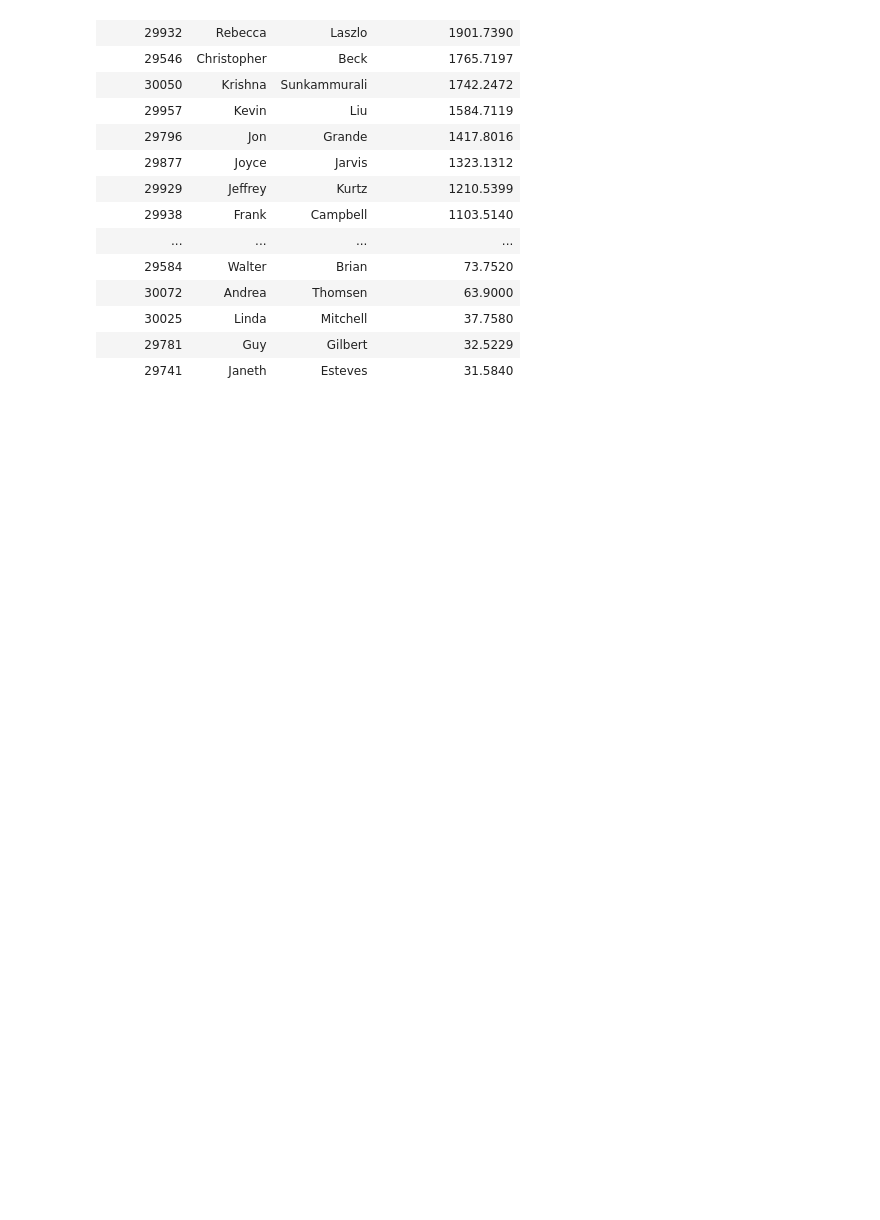
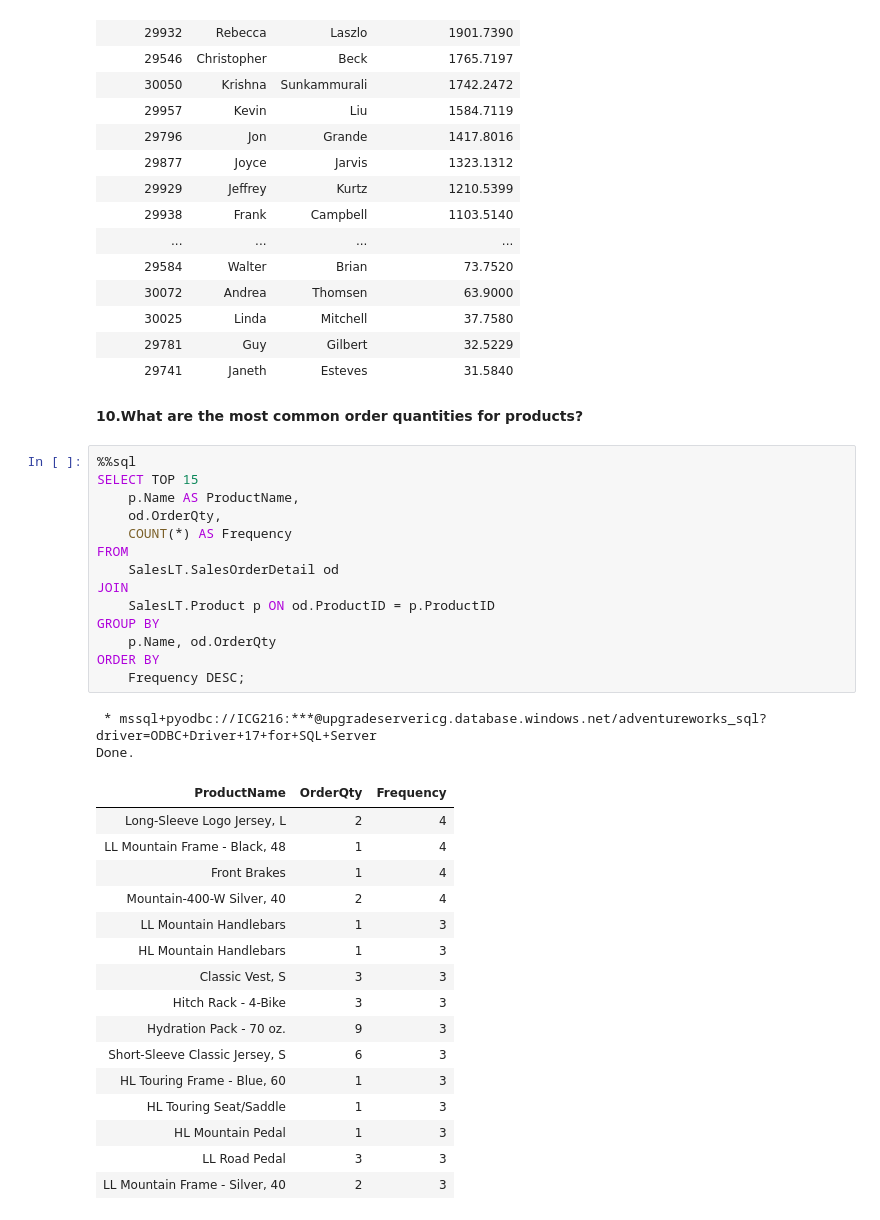
Before and after one commit to ICG216/AdventureWorks_SQL, a Jupyter notebook: AdventureWorks_EDA_01.ipynb, the cells around one changed output. Saved outputs shown, nothing was run; the diff lists cells and outputs as text; blank space fills up the shorter version.

```diff
--- a/AdventureWorks_EDA_01.ipynb
+++ b/AdventureWorks_EDA_01.ipynb
@@ -282,3 +263,38 @@ Done.
 | 30025 | Linda | Mitchell | 37.7580 |
 | 29781 | Guy | Gilbert | 32.5229 |
 | 29741 | Janeth | Esteves | 31.5840 |
+# %% [markdown]
+**10.What are the most common order quantities for products?**
+# %%
+%%sql
+SELECT TOP 15
+    p.Name AS ProductName,
+    od.OrderQty,
+    COUNT(*) AS Frequency
+FROM
+    SalesLT.SalesOrderDetail od
+JOIN
+    SalesLT.Product p ON od.ProductID = p.ProductID
+GROUP BY
+    p.Name, od.OrderQty
+ORDER BY
+    Frequency DESC;
+# %% [output]
+ * mssql+pyodbc://ICG216:***@upgradeservericg.database.windows.net/adventureworks_sql?driver=ODBC+Driver+17+for+SQL+Server
+Done.
+| ProductName | OrderQty | Frequency |
+| Long-Sleeve Logo Jersey, L | 2 | 4 |
+| LL Mountain Frame - Black, 48 | 1 | 4 |
+| Front Brakes | 1 | 4 |
+| Mountain-400-W Silver, 40 | 2 | 4 |
+| LL Mountain Handlebars | 1 | 3 |
+| HL Mountain Handlebars | 1 | 3 |
+| Classic Vest, S | 3 | 3 |
+| Hitch Rack - 4-Bike | 3 | 3 |
+| Hydration Pack - 70 oz. | 9 | 3 |
+| Short-Sleeve Classic Jersey, S | 6 | 3 |
+| HL Touring Frame - Blue, 60 | 1 | 3 |
+| HL Touring Seat/Saddle | 1 | 3 |
+| HL Mountain Pedal | 1 | 3 |
+| LL Road Pedal | 3 | 3 |
+| LL Mountain Frame - Silver, 40 | 2 | 3 |
```
Also changed, not shown: parts of 5 cells of this notebook, 1 other file.
